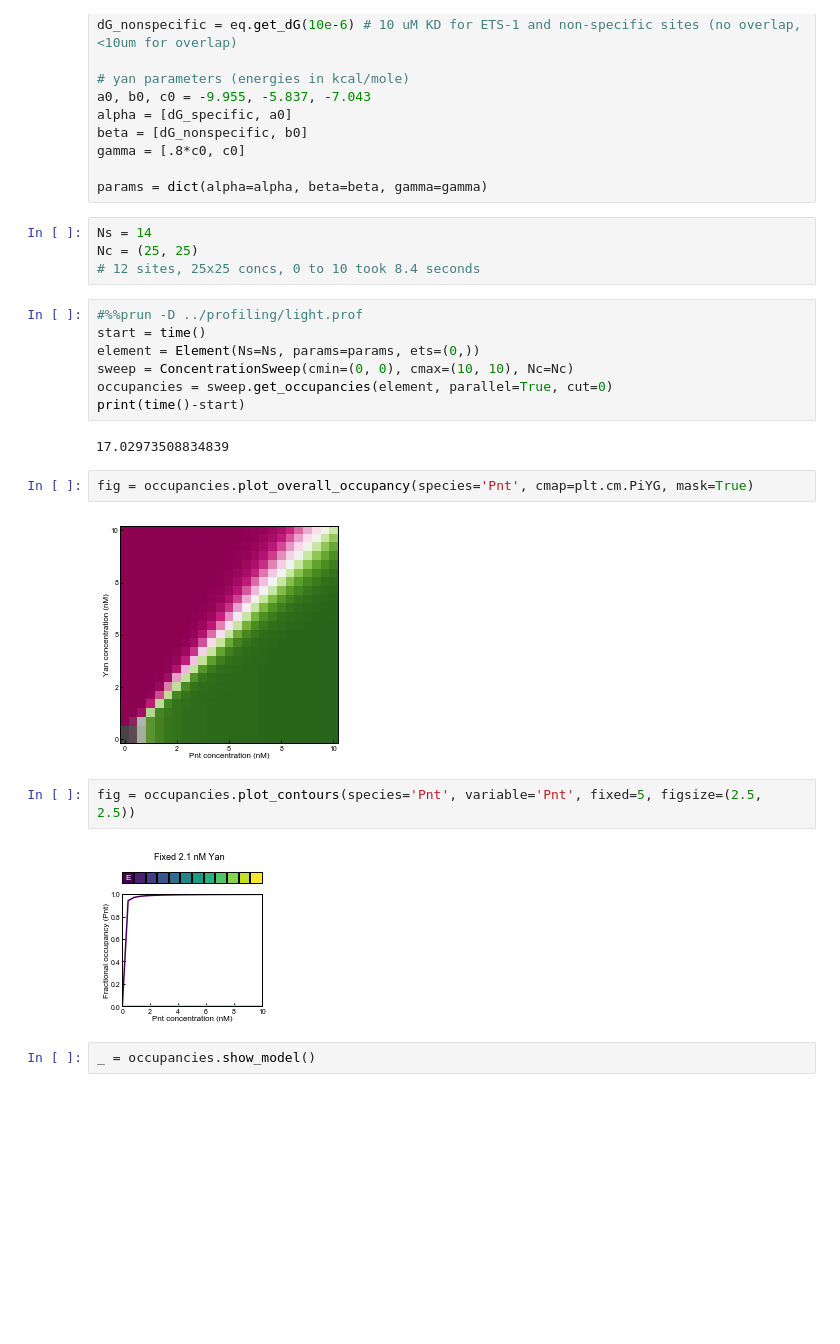
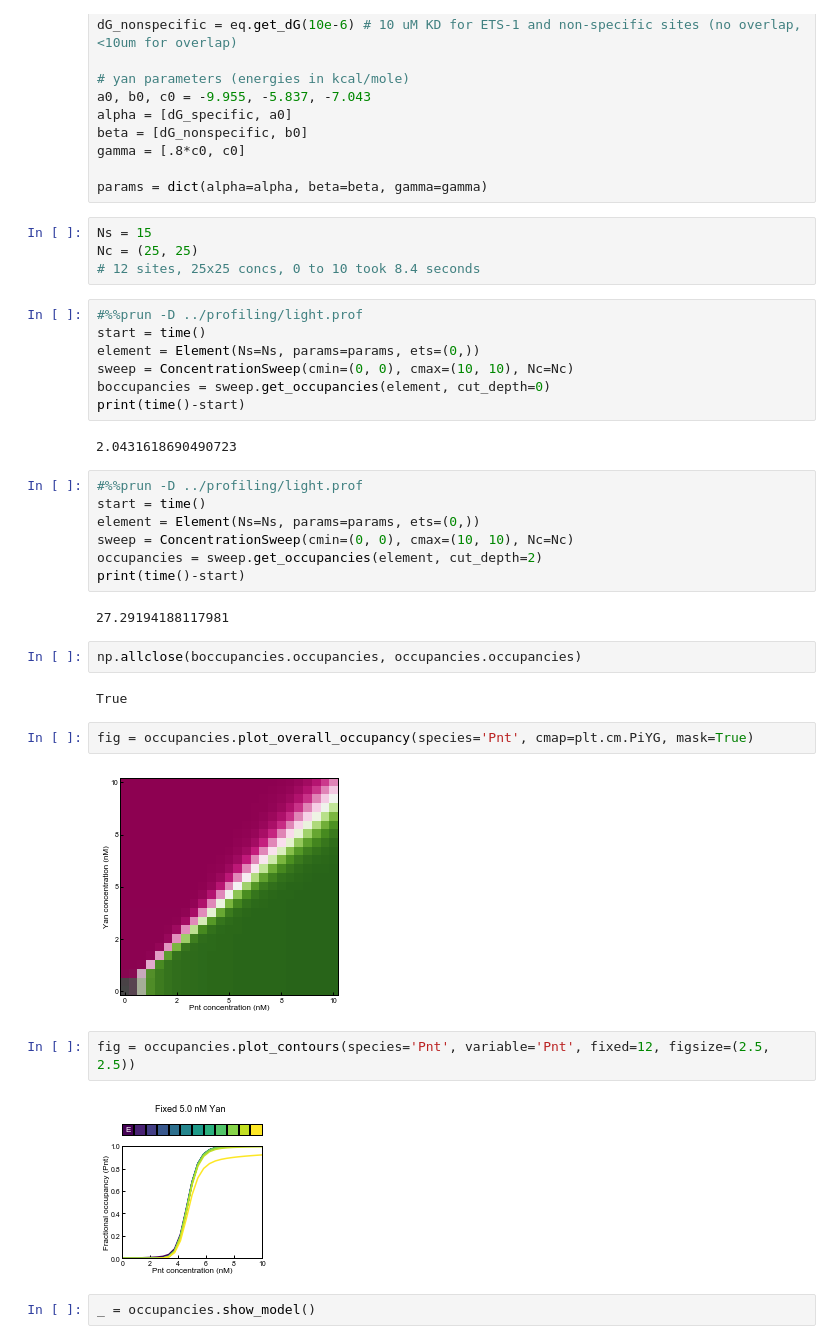
Before and after one commit to sbernasek/binding, a Jupyter notebook: notebooks/development.ipynb, the cells around one changed output. Drawn from its saved outputs; the diff is of its cells as text; blank space fills up the shorter version.

Commit message:
merged with parallelization branch

```diff
--- a/notebooks/development.ipynb
+++ b/notebooks/development.ipynb
@@ -29,7 +29,7 @@ gamma = [.8*c0, c0]
 
 params = dict(alpha=alpha, beta=beta, gamma=gamma)
 # %%
-Ns = 14
+Ns = 15
 Nc = (25, 25)
 # 12 sites, 25x25 concs, 0 to 10 took 8.4 seconds
 # %%
@@ -37,18 +37,31 @@ Nc = (25, 25)
 start = time()
 element = Element(Ns=Ns, params=params, ets=(0,))
 sweep = ConcentrationSweep(cmin=(0, 0), cmax=(10, 10), Nc=Nc)
-occupancies = sweep.get_occupancies(element, parallel=True, cut=0)
+boccupancies = sweep.get_occupancies(element, cut_depth=0)
 print(time()-start)
 # %% [output]
-17.02973508834839
+2.0431618690490723
+# %%
+#%%prun -D ../profiling/light.prof
+start = time()
+element = Element(Ns=Ns, params=params, ets=(0,))
+sweep = ConcentrationSweep(cmin=(0, 0), cmax=(10, 10), Nc=Nc)
+occupancies = sweep.get_occupancies(element, cut_depth=2)
+print(time()-start)
+# %% [output]
+27.29194188117981
+# %%
+np.allclose(boccupancies.occupancies, occupancies.occupancies)
+# %% [output]
+True
 # %%
 fig = occupancies.plot_overall_occupancy(species='Pnt', cmap=plt.cm.PiYG, mask=True)
 # %% [output]
-[figure, old version]
+[figure, new version]
 # %%
-fig = occupancies.plot_contours(species='Pnt', variable='Pnt', fixed=5, figsize=(2.5, 2.5))
+fig = occupancies.plot_contours(species='Pnt', variable='Pnt', fixed=12, figsize=(2.5, 2.5))
 # %% [output]
-[figure, old version]
+[figure, new version]
 # %%
 _ = occupancies.show_model()
 # %% [output]
```
Also changed, not shown: parts of 19 cells of this notebook, 4 other files.
